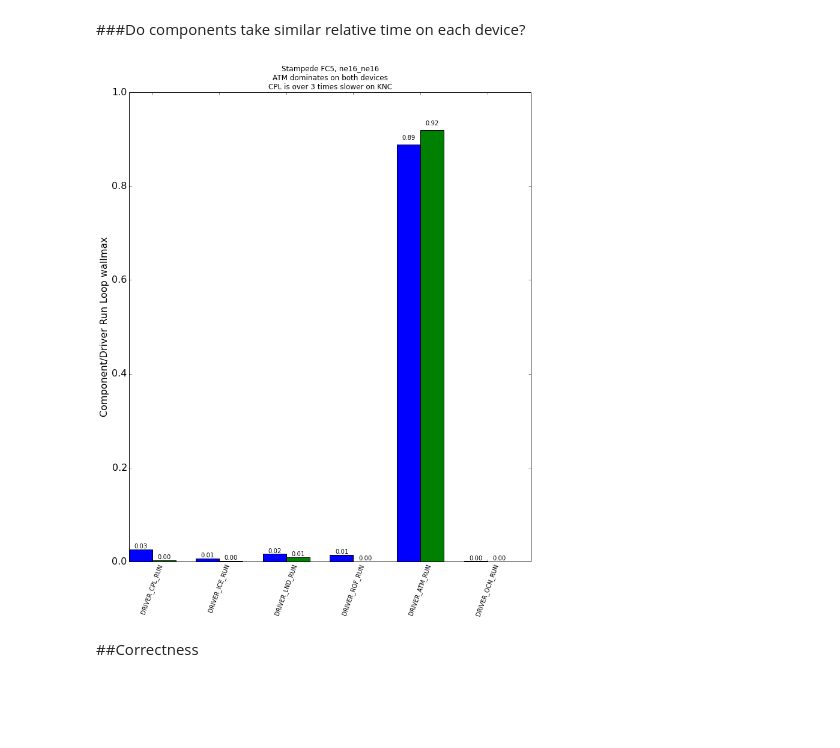
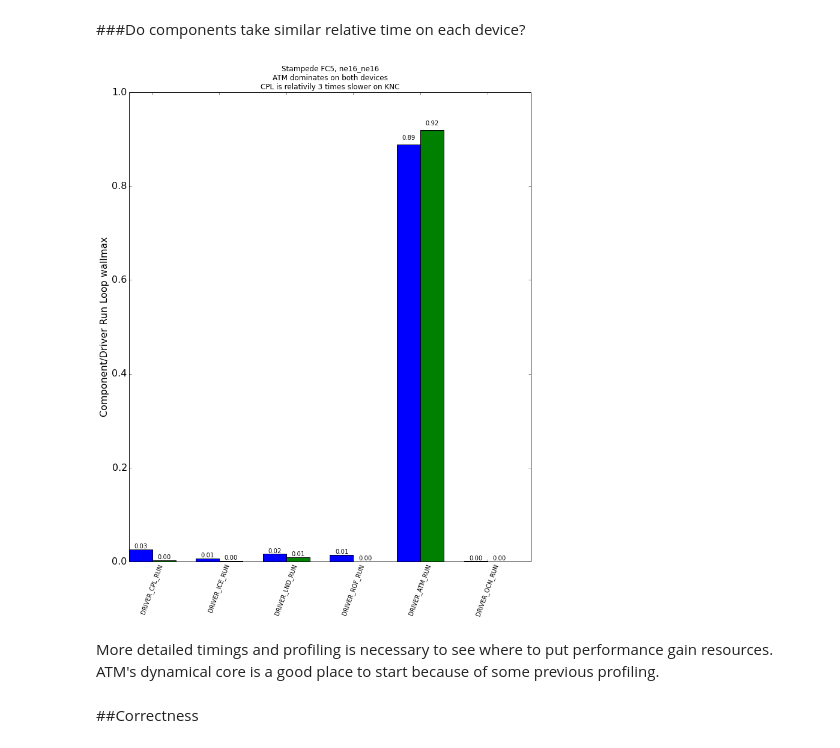
Before and after one commit to srinathv/CesmPerfTools, a Jupyter notebook: notebooks/fc5.ne16_ne16.hostVsKnc.ipynb, the cells around one changed output. Saved outputs shown, nothing was run; the diff lists cells and outputs as text; code cells hidden in the pictures; blank space fills up the shorter version.

```diff
--- a/notebooks/fc5.ne16_ne16.hostVsKnc.ipynb
+++ b/notebooks/fc5.ne16_ne16.hostVsKnc.ipynb
@@ -194,34 +194,36 @@ sortOnTime[:11]
 # %%
 compNames=['ATM','LND','OCN','ROF','ICE','WAV','CPL']
 compRunNames=[]
 for x in subNames:
     for y in compNames:
         if y in x and 'RUN' in x and not 'BARRIER' in x and 'DRIVER' in x:
             compRunNames.append(x)
 
 kncCompRatios=[knc4mpi.getDataEntry(x,'wallmax')/knc4mpi.getDataEntry('DRIVER_RUN_LOOP','wallmax') for x in compRunNames]
 hostCompRatios=[host.getDataEntry(x,'wallmax')/host.getDataEntry('DRIVER_RUN_LOOP','wallmax') for x in compRunNames]
 pos = np.arange(int(np.size(compRunNames)))    # the bar centers on the x axis
 width = 0.35
 newpos=pos+width
 plt.rc(('xtick','ytick','axes'), labelsize=16.0)
 
 fig=plt.figure(figsize=(12,14))
 ax1=fig.add_subplot(111)
 
 kncRatioBars=ax1.bar(pos, kncCompRatios, width, color='b')
 hostRatioBars=ax1.bar(newpos, hostCompRatios, width, color='g')
 ax1.set_ylabel('Component/Driver Run Loop wallmax')
 ax1.set_xticks(newpos)
 ax1.set_xticklabels( compRunNames, rotation=70,fontsize=10)
 #
 ax1.set_title('Stampede FC5, ne16_ne16 \n' +
           'ATM dominates on both devices \n' +
-          'CPL is over 3 times slower on KNC',fontsize=12.)
+          'CPL is relativily 3 times slower on KNC',fontsize=12.)
 cpp.autolabelRel(kncRatioBars)
 cpp.autolabelRel(hostRatioBars)
 # %% [output]
-[figure, old version]
+[figure, new version]
+# %% [markdown]
+More detailed timings and profiling is necessary to see where to put performance gain resources.  ATM's dynamical core is a good place to start because of some previous profiling.
 # %% [markdown]
 ##Correctness
 # %% [markdown]
```
